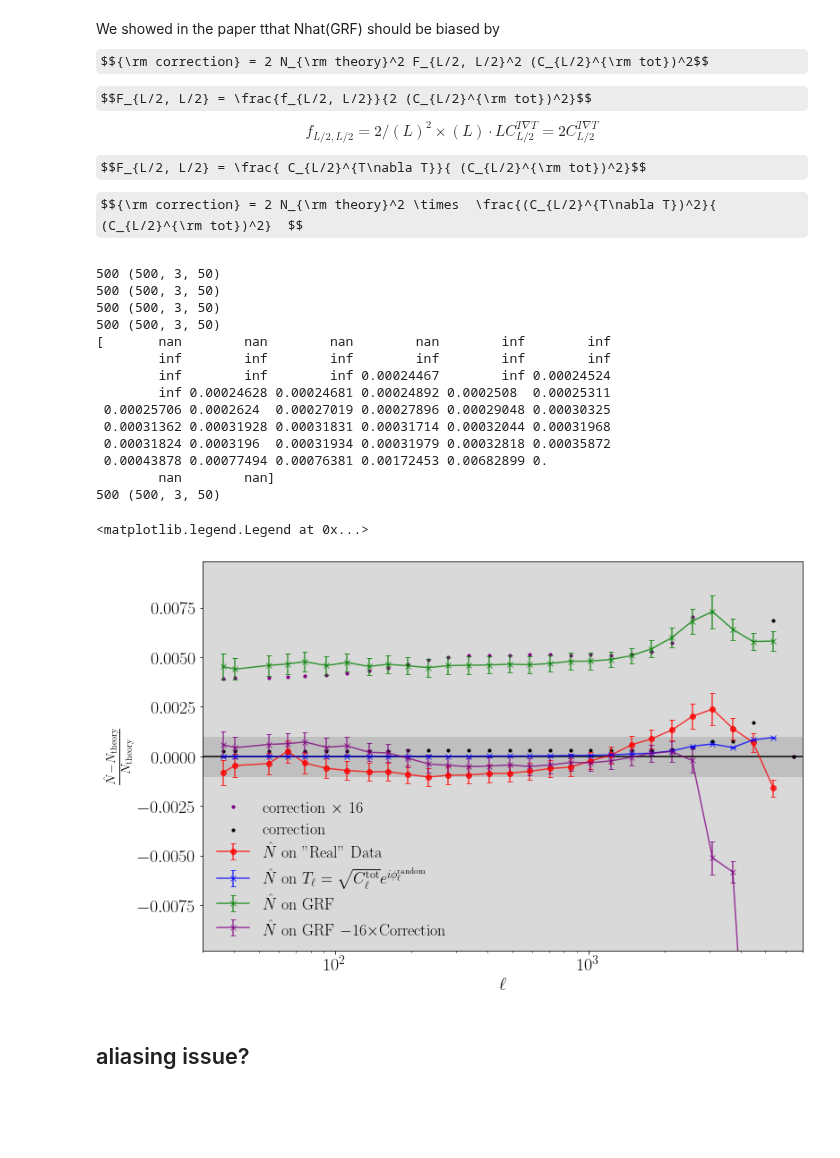
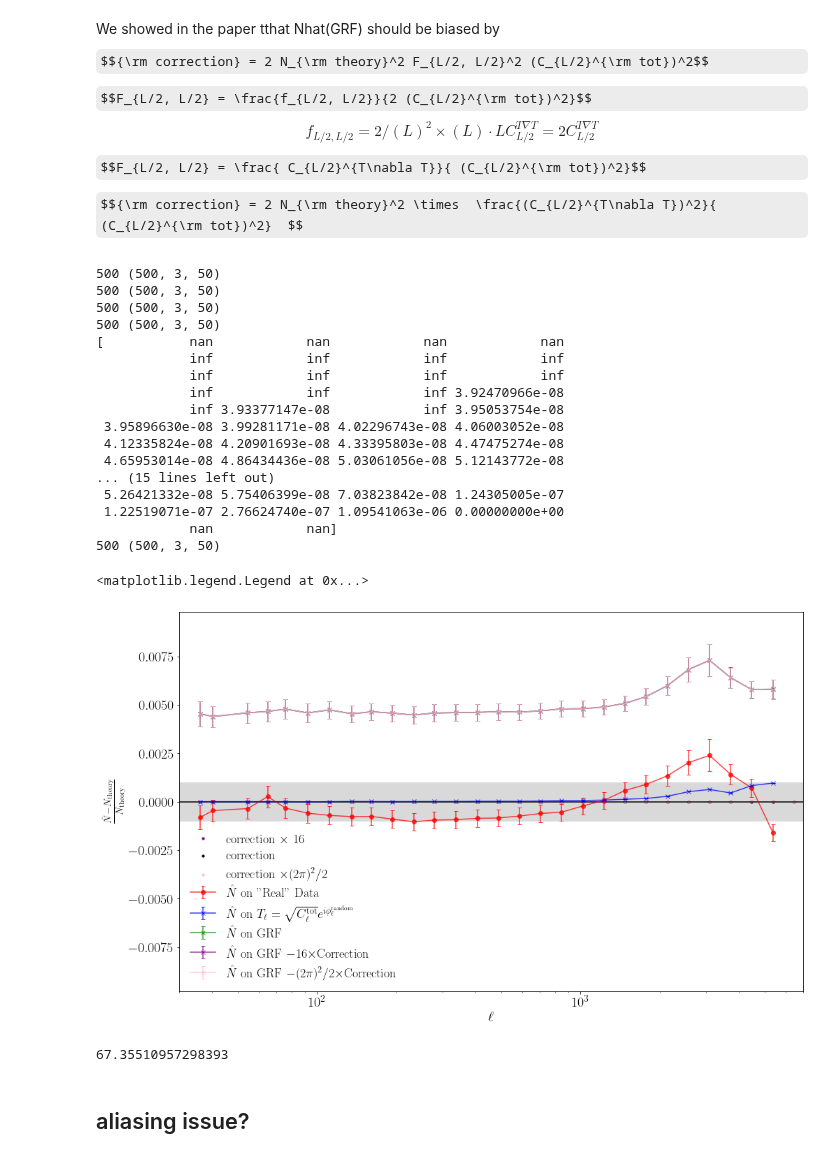
Before and after one commit to DelonShen/LensQuEst, a Jupyter notebook: dev/check_randomized.ipynb, the cells around one changed output. Cells and saved outputs as stored; diff of their text form; code cells hidden in the pictures; some formulas as TeX source; blank space fills up the shorter version.

```diff
--- a/dev/check_randomized.ipynb
+++ b/dev/check_randomized.ipynb
@@ -424,11 +424,11 @@ $${\rm correction} = 2 N_{\rm theory}^2 \times  \frac{(C_{L/2}^{T\nabla T})^2}{
 # %%
 correctionTMP = lambda L: 2*Ntheory(L)**2*fTgradT(L/2)**2 / ftot(L/2)**2  * (2*np.pi)**4
 # %%
-correction = lambda L: 2*fnorm(L)**2*fTgradT(L/2)**2 / ftot(L/2)**2  * (2*np.pi)**4
+correction = lambda L: 1/2*fnorm(L)**2*fTgradT(L/2)**2 / ftot(L/2)**2
 # %%
 offset=0
 
-fig, ax = plt.subplots(nrows=1, ncols=1, figsize =(12,8))
+fig, ax = plt.subplots(nrows=1, ncols=1, figsize =(16,10))
 
 
 plt.rcParams['text.usetex'] = True
@@ -469,46 +469,57 @@ ax.set_ylabel(r'$\frac{\hat N-N_{\rm theory}}{N_{\rm theory}}$')
 ax.set_xlim(lMin,2*lMax)
 # ax.set_ylim(1.1e-10,.9e-3)
 
-ax.fill_between([0, 1e20], [-0.1, -0.1], [0.1, 0.1], alpha=1, color='0.95')#, label=r'$<10\%$ Error')
-ax.fill_between([0, 1e20], [-0.01, -0.01], [0.01, 0.01], alpha=1, color='0.85')#, label=r'$<1\%$ Error')
-ax.fill_between([0, 1e20], [-0.001, -0.001], [0.001, 0.001], alpha=1, color='0.75')#, label=r'$<1\%$ Error')
+# ax.fill_between([0, 1e20], [-0.1, -0.1], [0.1, 0.1], alpha=1, color='0.95')#, label=r'$<10\%$ Error')
+# ax.fill_between([0, 1e20], [-0.01, -0.01], [0.01, 0.01], alpha=1, color='0.85')#, label=r'$<1\%$ Error')
+ax.fill_between([0, 1e20], [-0.001, -0.001], [0.001, 0.001], alpha=1, color='0.85')#, label=r'$<1\%$ Error')
 
 
 corr = np.array(list(map(correction, lCen0)))
 print((corr)/Cl1)
 plt.scatter(lCen0, (16)*(corr)/Cl1, label=r'correction $\times$ 16', c='purple', s=10)
 plt.scatter(lCen0, (corr)/Cl1, label='correction', c='k', s=10)
+print((corr)/Cl1)
+plt.scatter(lCen0, (2*np.pi)**2/2*(corr)/Cl1, label=r'correction $\times (2\pi)^2/2$', c='pink', s=10)
 
 
 lCen0, Cl0, sCl0 = combine_Cl(np.array(ps_data['GRF']))
 ax.errorbar(lCen0, (Cl0-16*corr-Cl1)/(Cl1), yerr=sCl0/Cl1, alpha=0.75,
             fmt='x-', capsize=3, capthick=1, c='purple', label=r'$\hat N$ on GRF $-16\times$Correction')#, label=labels[key], c=colors[key])
+ax.errorbar(lCen0, (Cl0-(2*np.pi)**2/2*corr-Cl1)/(Cl1), yerr=sCl0/Cl1, alpha=0.75,
+            fmt='x-', capsize=3, capthick=1, c='pink', label=r'$\hat N$ on GRF $-(2\pi)^2/2\times$Correction')#, label=labels[key], c=colors[key])
 
 # ax.set_yscale('symlog', linthresh=.5e-2)
 
 ax.axhline(0, c='k')
 
 ax.set_ylim(-.98e-2, .98e-2)
 ax.legend(frameon=False)
 # ax.set_yticks([-1e-1,-1e-2,-1e-3,1e-1,1e-2,1e-3])
 # plt.savefig('figures/Nhat various.pdf')
 # %% [output]
 500 (500, 3, 50)
 500 (500, 3, 50)
 500 (500, 3, 50)
 500 (500, 3, 50)
-[       nan        nan        nan        nan        inf        inf
-        inf        inf        inf        inf        inf        inf
-        inf        inf        inf 0.00024467        inf 0.00024524
-        inf 0.00024628 0.00024681 0.00024892 0.0002508  0.00025311
- 0.00025706 0.0002624  0.00027019 0.00027896 0.00029048 0.00030325
- 0.00031362 0.00031928 0.00031831 0.00031714 0.00032044 0.00031968
- 0.00031824 0.0003196  0.00031934 0.00031979 0.00032818 0.00035872
- 0.00043878 0.00077494 0.00076381 0.00172453 0.00682899 0.
-        nan        nan]
+[           nan            nan            nan            nan
+            inf            inf            inf            inf
+            inf            inf            inf            inf
+            inf            inf            inf 3.92470966e-08
+            inf 3.93377147e-08            inf 3.95053754e-08
+ 3.95896630e-08 3.99281171e-08 4.02296743e-08 4.06003052e-08
+ 4.12335824e-08 4.20901693e-08 4.33395803e-08 4.47475274e-08
+ 4.65953014e-08 4.86434436e-08 5.03061056e-08 5.12143772e-08
+... (15 lines left out)
+ 5.26421332e-08 5.75406399e-08 7.03823842e-08 1.24305005e-07
+ 1.22519071e-07 2.76624740e-07 1.09541063e-06 0.00000000e+00
+            nan            nan]
 500 (500, 3, 50)
 <matplotlib.legend.Legend at 0x...>
-[figure, old version]
+[figure, new version]
+# %%
+1/baseMap.sizeX**4
+# %% [output]
+67.35510957298393
 # %% [markdown]
 ## aliasing issue?
 # %%
```
Also changed, not shown: parts of 1 cell of this notebook, 3 other files.
